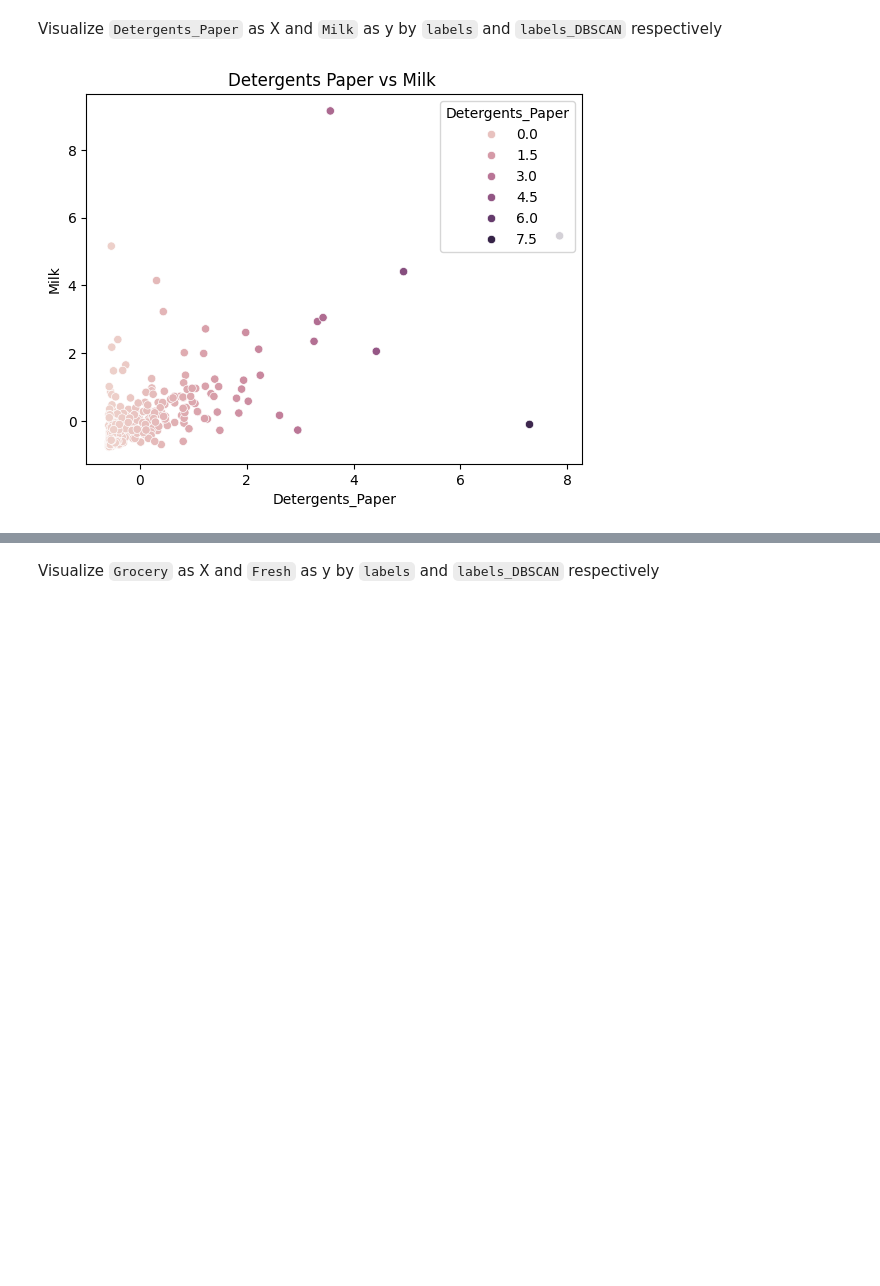
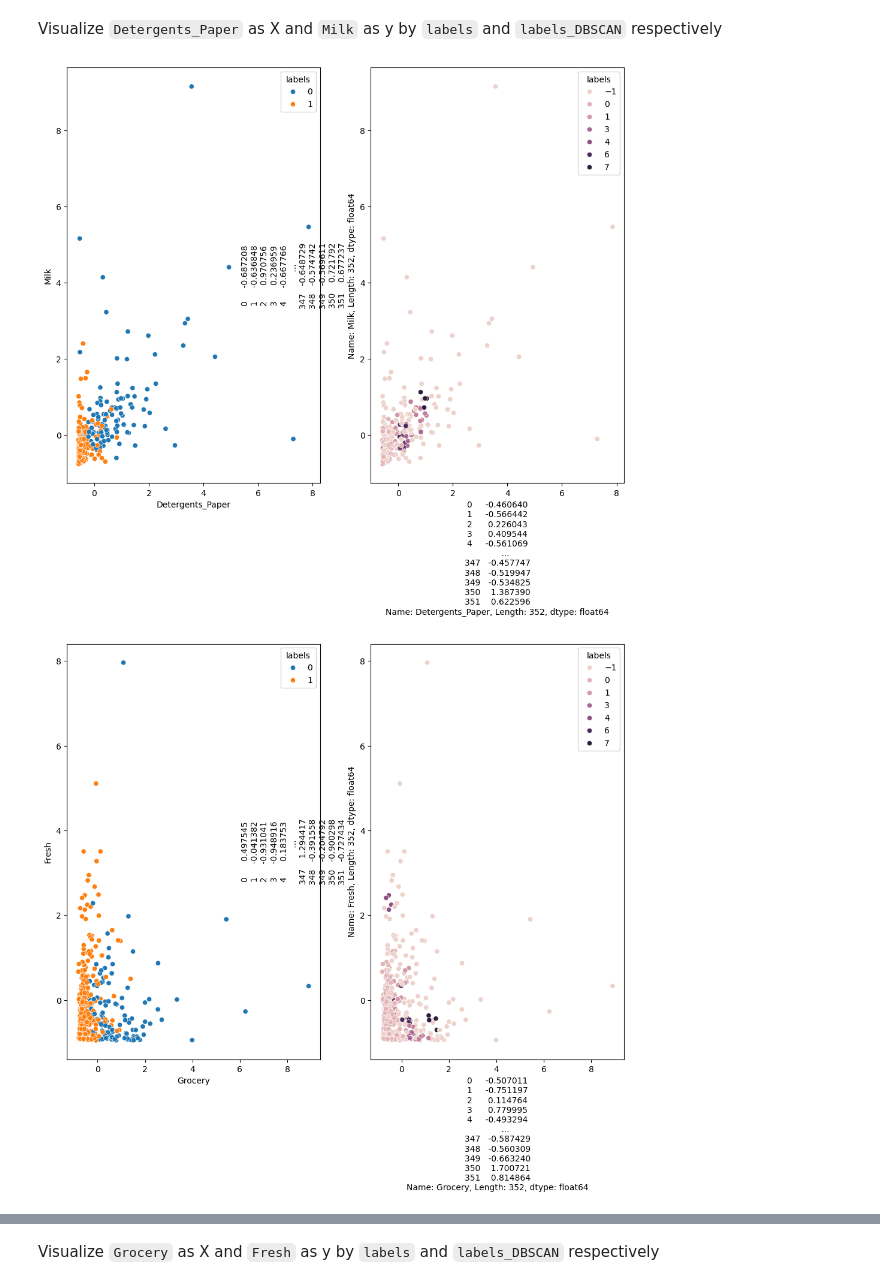
Before and after one commit to 0906manish/lab-unsupervised-learning-en, a Jupyter notebook: your-code/main.ipynb, the cells around one changed output, grey strips where cells are left out. Saved outputs shown, nothing was run; the diff lists cells and outputs as text; code cells hidden in the pictures; blank space fills up the shorter version.

```diff
--- a/your-code/main.ipynb
+++ b/your-code/main.ipynb
@@ -323,8 +335,18 @@ def plot(x,y,hue):
                     hue=hue)
     plt.title('Detergents Paper vs Milk ')
     return plt.show();
-# %%
-# Your code here:
-plot(customers_scale['Detergents_Paper'], customers_scale['Milk'], hue = customers_scale['Detergents_Paper'])
-# %% [output]
-[figure, removed]
+# %%
+# Your code here:
+lista1 = ['Detergents_Paper', 'Grocery', 'Frozen']
+lista2= ['Milk', 'Fresh', 'Delicassen']
+for item1, item2 in zip(lista1, lista2):
+    fig, axes = plt.subplots(1, 2, figsize=(12, 9))
+    sns.scatterplot(ax = axes[0], x = customers_scale[item1],y = customers_scale[item2], hue = customers_scale['labels'])
+    plt.xlabel(customers_scale[item1])
+    plt.ylabel(customers_scale[item2])
+    sns.scatterplot(ax = axes[1], x = customer_scale2[item1], y = customer_scale2[item2], hue = customer_scale2['labels'])
+    plt.xlabel(customer_scale2[item1])
+    plt.ylabel(customer_scale2[item2])
+# %% [output]
+[figure, added]
+[figure, added]
```
Also changed, not shown: parts of 5 cells of this notebook.
